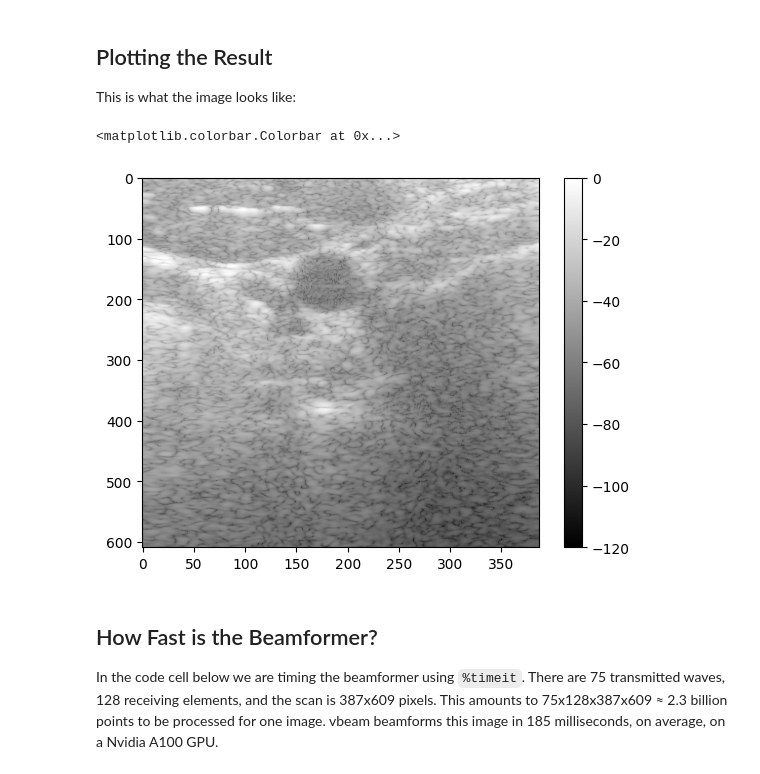
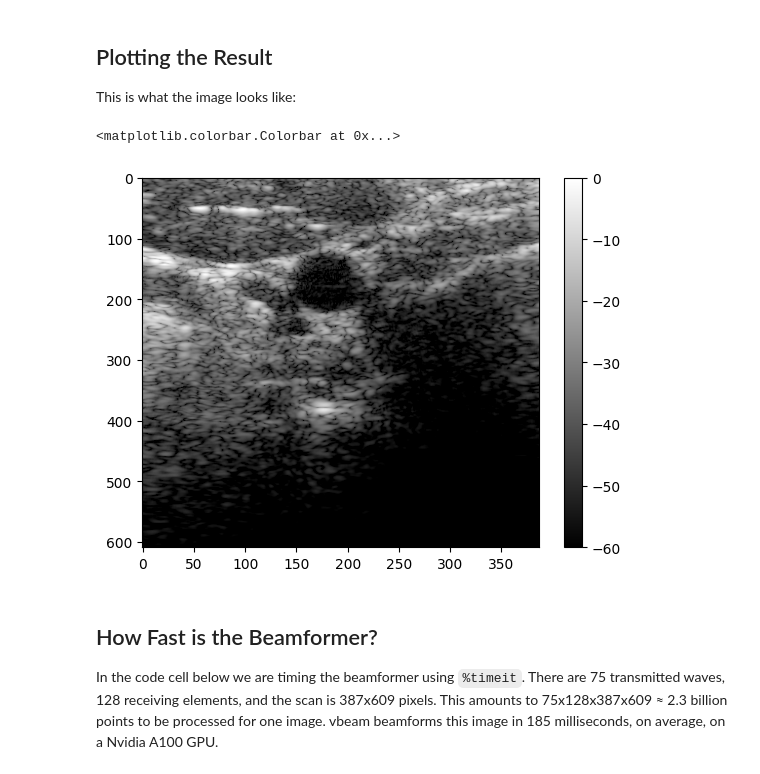
Before and after one commit to magnusdk/vbeam, a Jupyter notebook: docs/examples/plane_wave_dataset.ipynb, the cells around one changed output. Saved outputs shown, nothing was run; the diff lists cells and outputs as text; code cells hidden in the pictures.

```diff
--- a/docs/examples/plane_wave_dataset.ipynb
+++ b/docs/examples/plane_wave_dataset.ipynb
@@ -25,12 +25,12 @@ This is what the image looks like:
 # %%
 import matplotlib.pyplot as plt
 
 result = beamformer(**setup.data)
-plt.imshow(result.T, aspect="auto", cmap="gray", vmin=-120)
+plt.imshow(result.T, aspect="auto", cmap="gray", vmin=-60)
 plt.colorbar()
 # %% [output]
 <matplotlib.colorbar.Colorbar at 0x...>
-[figure, old version]
+[figure, new version]
 # %% [markdown]
 ## How Fast is the Beamformer?
 In the code cell below we are timing the beamformer using `%timeit`. There are 75 transmitted waves, 128 receiving elements, and the scan is 387x609 pixels. This amounts to 75x128x387x609 ≈ 2.3 billion points to be processed for one image. vbeam beamforms this image in 185 milliseconds, on average, on a Nvidia A100 GPU.
```
Also changed, not shown: parts of 2 cells of this notebook.
